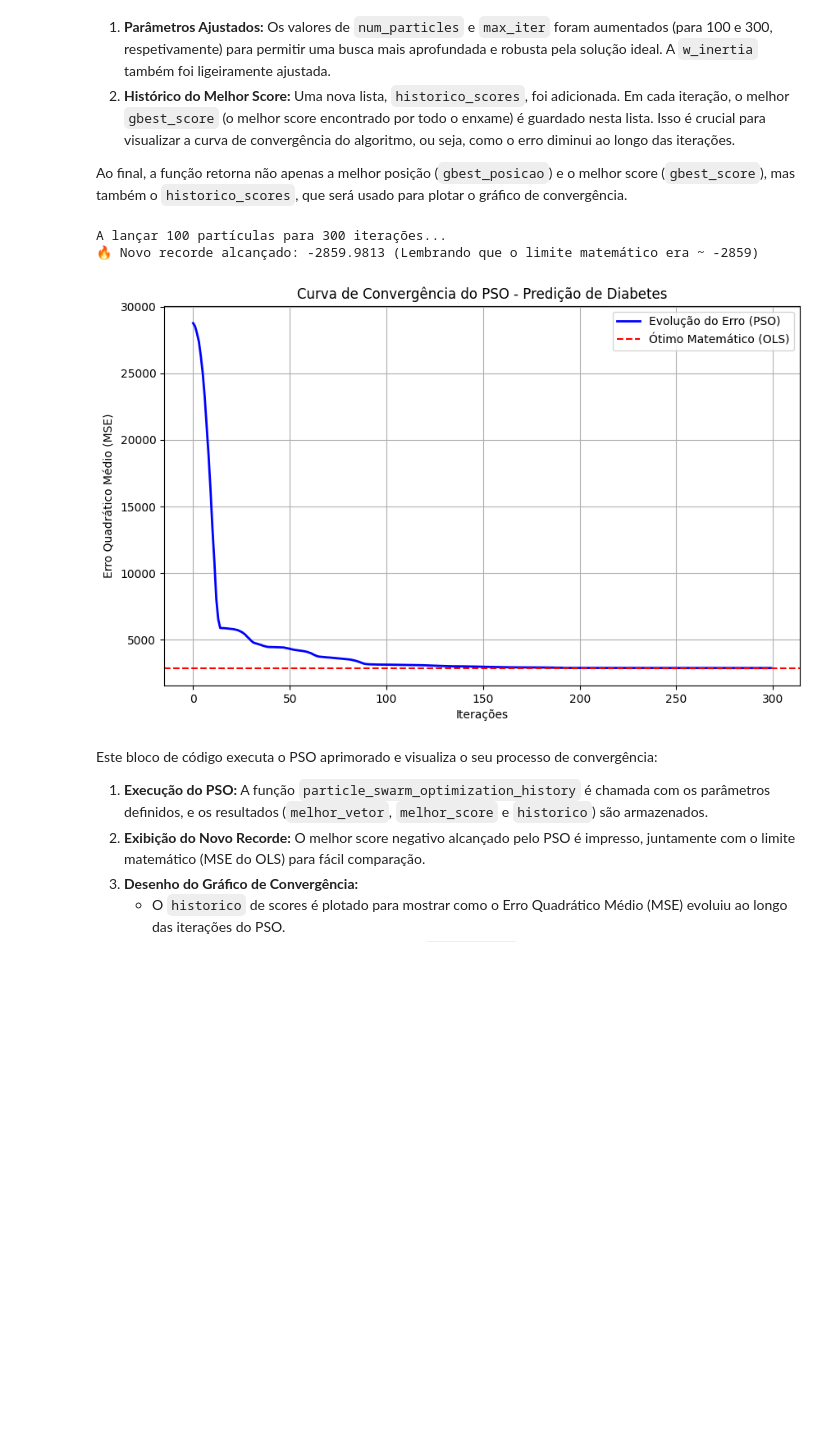
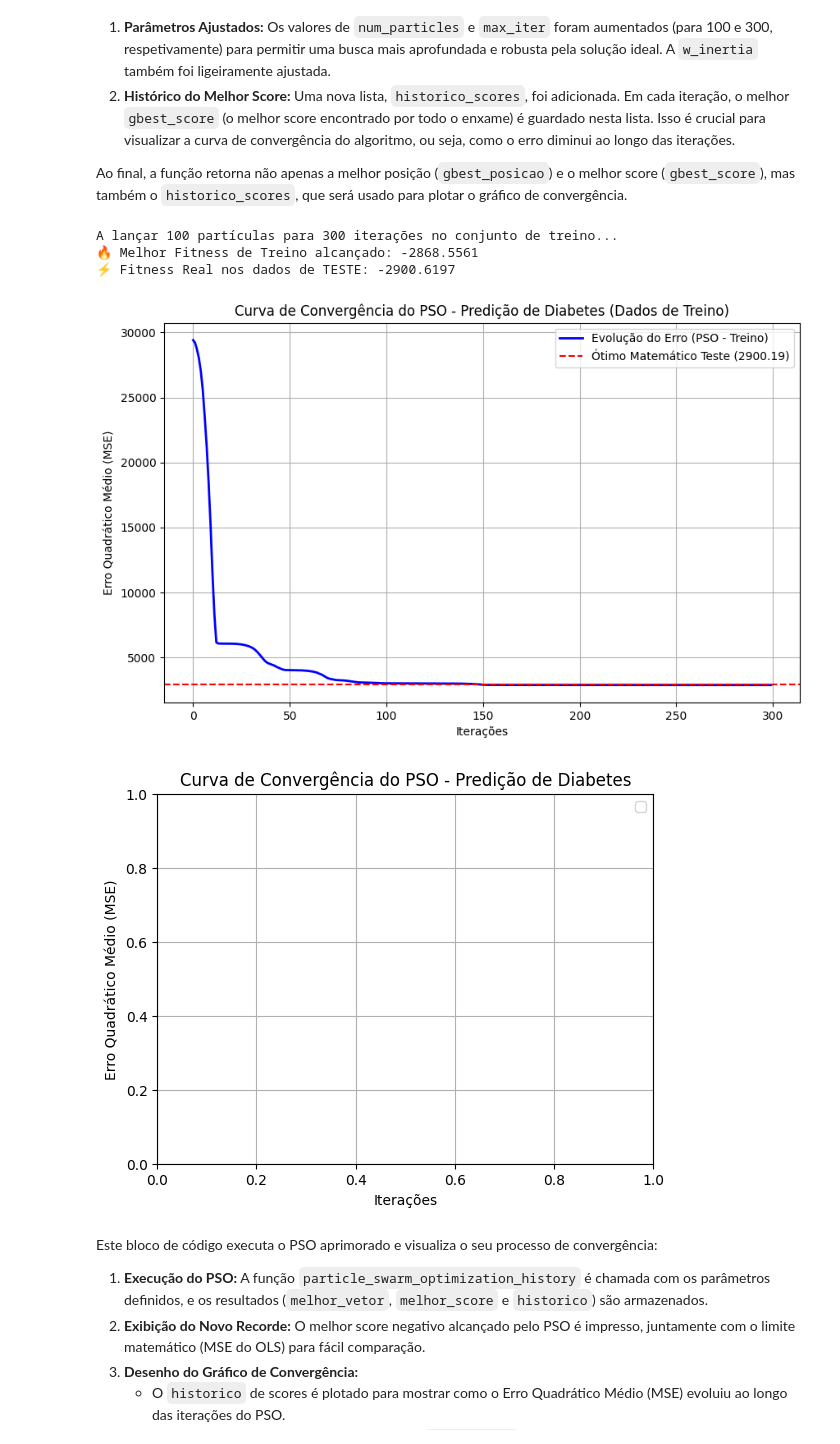
Before and after one commit to afonsoamsantos-pixel/Projeto-CMO-Diabetes, a Jupyter notebook: ProjetoCMO.ipynb, the cells around one changed output. Cells and saved outputs as stored; diff of their text form; code cells hidden in the pictures; blank space fills up the shorter version.

```diff
--- a/ProjetoCMO.ipynb
+++ b/ProjetoCMO.ipynb
@@ -190,0 +193,17 @@ O Fitness (MSE negativo) perfeito da Matemática Tradicional é: -2859.6963
+# %%
+from sklearn.linear_model import LinearRegression
+
+# 1. Treinar o modelo tradicional APENAS com os dados de treino
+modelo_tradicional = LinearRegression()
+modelo_tradicional.fit(X_train, y_train)
+
+# 2. Fazer previsões no conjunto de TESTE (dados que o modelo nunca viu)
+y_pred_teste = modelo_tradicional.predict(X_test)
+mse_teste_perfeito = mean_squared_error(y_test, y_pred_teste)
+
+print("="*60)
+print(f"🎯 NOVA LINHA DE META (Dados de Teste)")
+print("="*60)
+print(f"O MSE Perfeito no Teste (OLS) é: {mse_teste_perfeito:.4f}")
+print(f"Para a nossa fitness (MSE negativo): {-mse_teste_perfeito:.4f}")
+print("="*60)
@@ -258,29 +284,43 @@ Este bloco define uma versão aprimorada do algoritmo PSO, `particle_swarm_optim
 
 Ao final, a função retorna não apenas a melhor posição (`gbest_posicao`) e o melhor score (`gbest_score`), mas também o `historico_scores`, que será usado para plotar o gráfico de convergência.
 # %%
-# 1. Executar o PSO mais potente
-print("A lançar 100 partículas para 300 iterações...")
-melhor_vetor, melhor_score, historico = particle_swarm_optimization_history(fitness_function, X, y, p)
+# 1. Executar o PSO mais potente APENAS com os dados de TREINO
+print("A lançar 100 partículas para 300 iterações no conjunto de treino...")
+melhor_vetor, melhor_score, historico = particle_swarm_optimization_history(fitness_function, X_train, y_train, p)
 
-print(f"🔥 Novo recorde alcançado: {melhor_score:.4f} (Lembrando que o limite matemático era ~ -2859)")
+print(f"🔥 Melhor Fitness de Treino alcançado: {melhor_score:.4f}")
 
-# 2. Desenhar o Gráfico de Convergência
+# Calcular o erro real deste melhor vetor nos dados de TESTE
+# (Para sabermos quão bem ele se comporta com doentes novos)
+melhor_score_teste = fitness_function(melhor_vetor, X_test, y_test)
+print(f"⚡ Fitness Real nos dados de TESTE: {melhor_score_teste:.4f}")
+
+# 2. Desenhar o Gráfico de Convergência (Histórico de Treino)
 plt.figure(figsize=(10, 6))
-plt.plot(historico, color='blue', linewidth=2, label='Evolução do Erro (PSO)')
+plt.plot(historico, color='blue', linewidth=2, label='Evolução do Erro (PSO - Treino)')
 
-# Adicionar uma linha a tracejado com o limite perfeito para comparação
-plt.axhline(y=2859.70, color='red', linestyle='--', label='Ótimo Matemático (OLS)')
+# Adicionar a linha vermelha com o novo MSE perfeito de teste
+plt.axhline(y=mse_teste_perfeito, color='red', linestyle='--', label=f'Ótimo Matemático Teste ({mse_teste_perfeito:.2f})')
+
+plt.title('Curva de Convergência do PSO - Predição de Diabetes (Dados de Treino)')
+plt.xlabel('Iterações')
+plt.ylabel('Erro Quadrático Médio (MSE)')
+plt.legend()
+plt.grid(True)
+plt.show()
 
 plt.title('Curva de Convergência do PSO - Predição de Diabetes')
 plt.xlabel('Iterações')
 plt.ylabel('Erro Quadrático Médio (MSE)')
 plt.legend()
 plt.grid(True)
 plt.show()
 # %% [output]
-A lançar 100 partículas para 300 iterações...
-🔥 Novo recorde alcançado: -2859.9813 (Lembrando que o limite matemático era ~ -2859)
+A lançar 100 partículas para 300 iterações no conjunto de treino...
+🔥 Melhor Fitness de Treino alcançado: -2868.5561
+⚡ Fitness Real nos dados de TESTE: -2900.6197
-[figure, old version]
+[figure, new version]
+[figure, added]
 # %% [markdown]
 Este bloco de código executa o PSO aprimorado e visualiza o seu processo de convergência:
 
```
Also changed, not shown: parts of 13 cells of this notebook.
